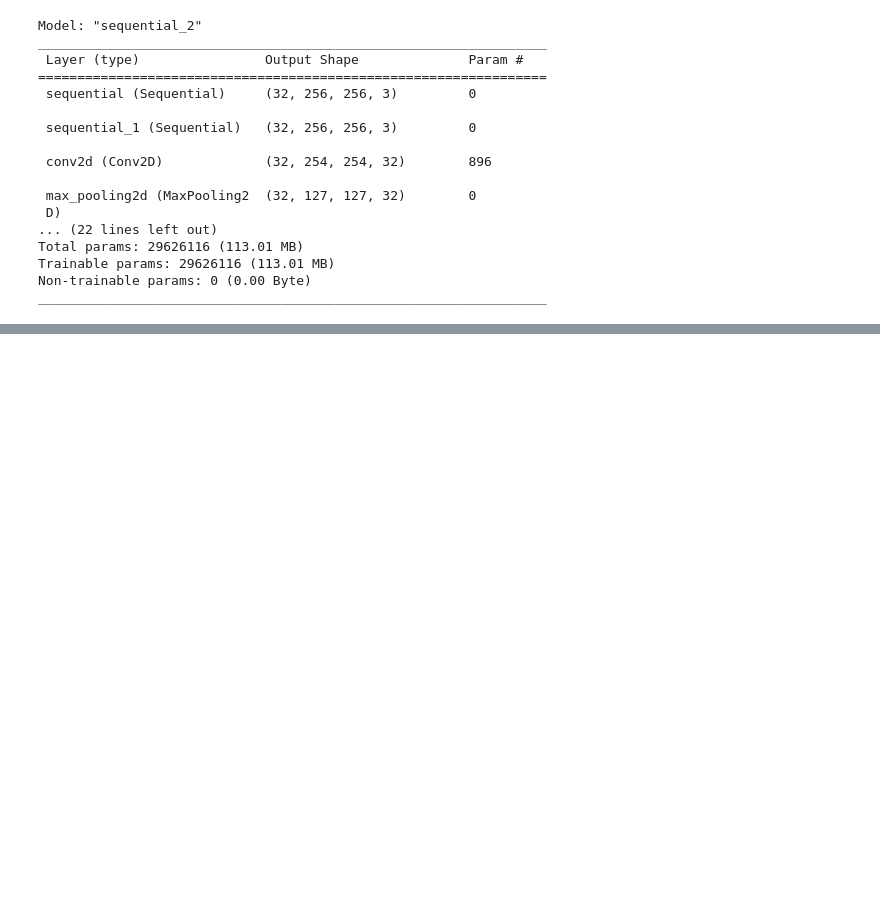
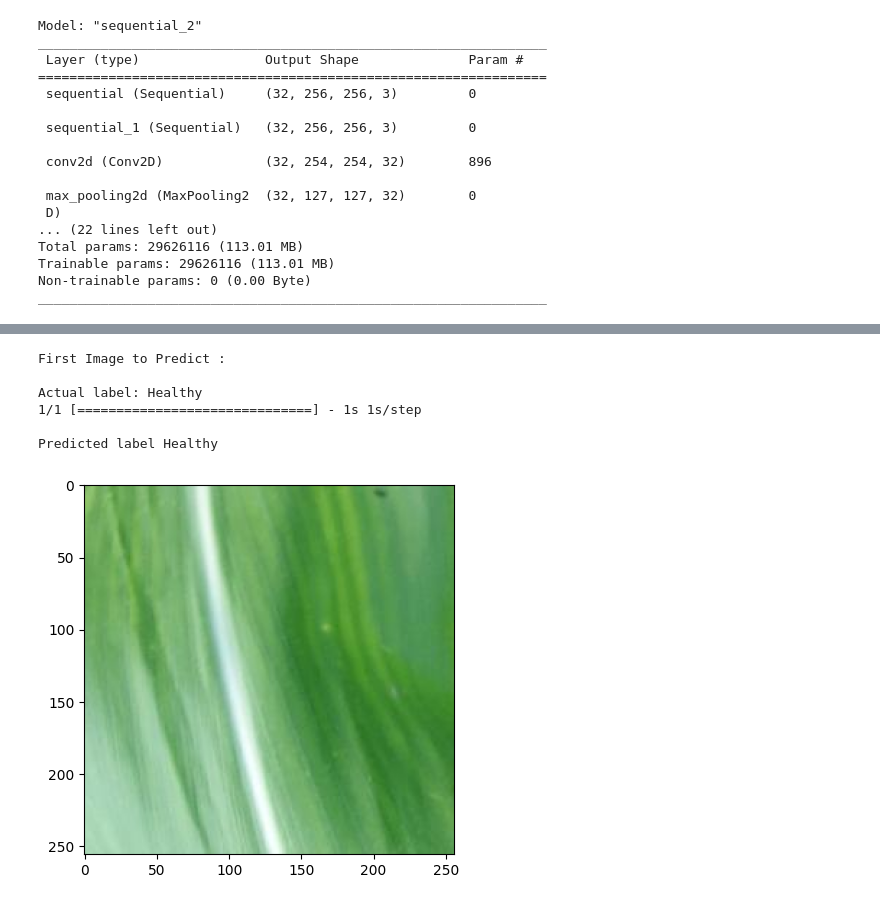
Before and after one commit to HONEYANASHATH/ml, a Jupyter notebook: importCNN.ipynb, the cells around one changed output, grey strips where cells are left out. Cells and saved outputs as stored; diff of their text form; code cells hidden in the pictures; blank space fills up the shorter version.

```diff
--- a/importCNN.ipynb
+++ b/importCNN.ipynb
@@ -160,0 +222,18 @@ Epoch 3/60
+# %%
+import numpy as np
+for images_batch, labels_batch in test_ds.take(1):
+    first_image = images_batch[0].numpy().astype('uint8')
+    first_label = labels_batch[0].numpy()
+    print("First Image to Predict :")
+    plt.imshow(first_image)
+    print("\nActual label:",class_names[first_label])
+    batch_prediction = model. predict (images_batch)
+    print("\nPredicted label" ,class_names[np.argmax(batch_prediction[0])])
+# %% [output]
+First Image to Predict :
+
+Actual label: Healthy
+1/1 [==============================] - 1s 1s/step
+
+Predicted label Healthy
+[figure, added]
```
Also changed, not shown: parts of 21 cells of this notebook.
